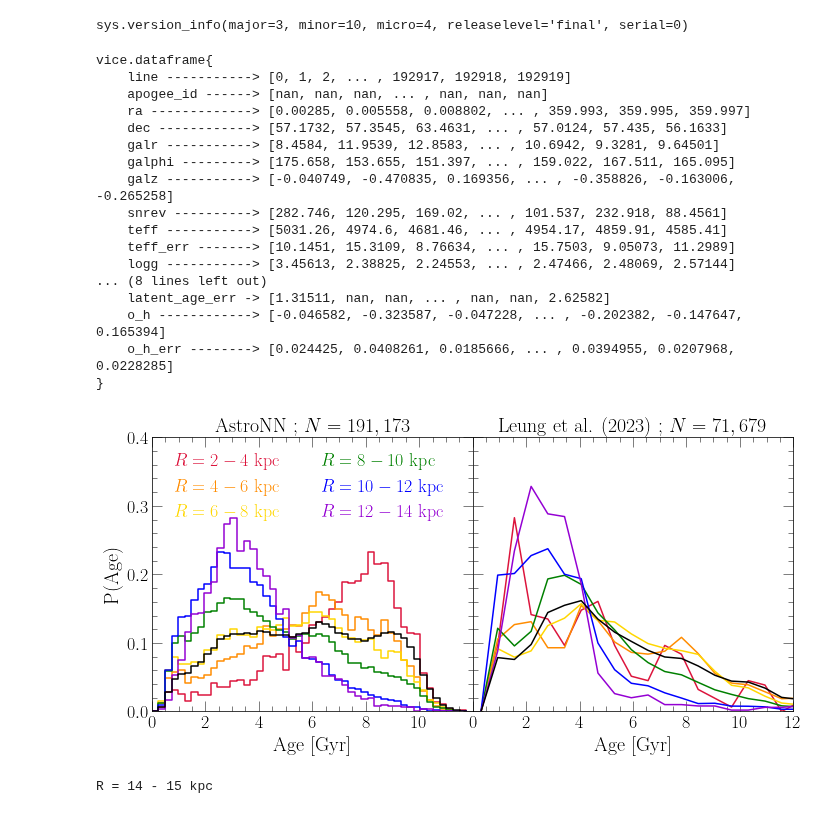
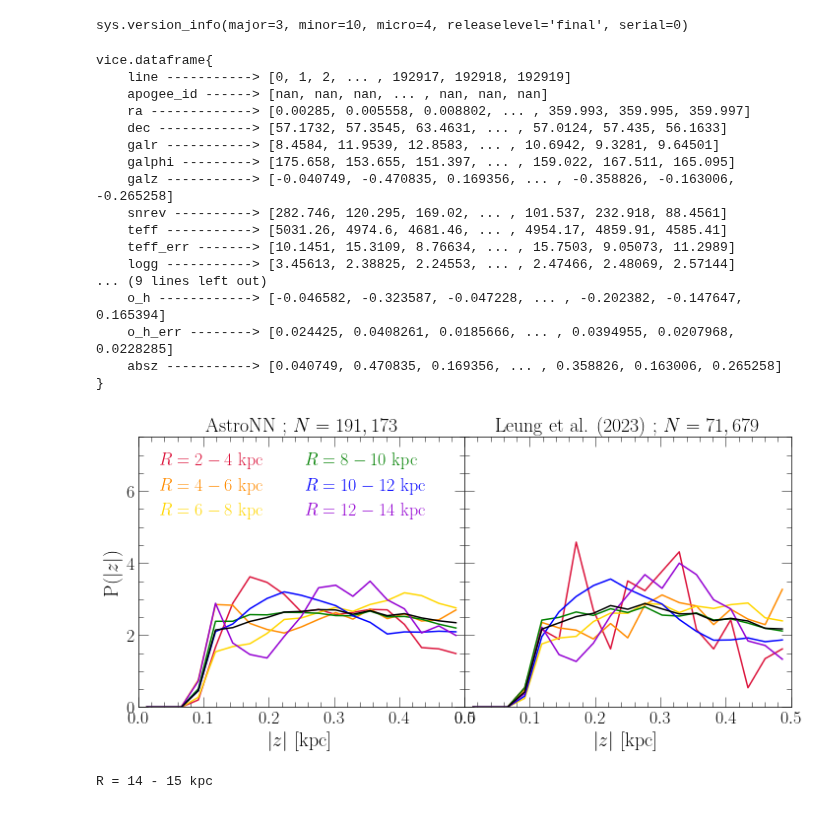
Before and after one commit to giganano/outflows, a Jupyter notebook: notebooks/apogee.ipynb, the cells around one changed output. Cells and saved outputs as stored; diff of their text form; code cells hidden in the pictures.

```diff
--- a/notebooks/apogee.ipynb
+++ b/notebooks/apogee.ipynb
@@ -26,6 +26,7 @@ for i in range(len(columns)):
     sample[columns[i]] = [row[i] for row in raw]
 sample["o_h"] = [a + b for a, b in zip(sample["O_FE"], sample["FE_H"])]
 sample["o_h_err"] = [np.sqrt(a**2 + b**2) for a, b in zip(sample["O_FE_ERR"], sample["FE_H_ERR"])]
+sample["absz"] = [abs(_) for _ in sample["GALZ"]]
 sample = vice.dataframe(sample)
 print(sample)
 # %% [output]
@@ -41,10 +42,10 @@ vice.dataframe{
     teff -----------> [5031.26, 4974.6, 4681.46, ... , 4954.17, 4859.91, 4585.41]
     teff_err -------> [10.1451, 15.3109, 8.76634, ... , 15.7503, 9.05073, 11.2989]
     logg -----------> [3.45613, 2.38825, 2.24553, ... , 2.47466, 2.48069, 2.57144]
-... (8 lines left out)
-    latent_age_err -> [1.31511, nan, nan, ... , nan, nan, 2.62582]
+... (9 lines left out)
     o_h ------------> [-0.046582, -0.323587, -0.047228, ... , -0.202382, -0.147647, 0.165394]
     o_h_err --------> [0.024425, 0.0408261, 0.0185666, ... , 0.0394955, 0.0207968, 0.0228285]
+    absz -----------> [0.040749, 0.470835, 0.169356, ... , 0.358826, 0.163006, 0.265258]
 }
 # %%
 # class skewnormal:
@@ -75,18 +76,23 @@ class line:
 fig = plt.figure(figsize = (10, 5))
 axes = []
 for i in range(2):
-#     kwargs = {}
-#     if i: kwargs["sharey"] = axes[0]
-    axes.append(fig.add_subplot(121 + i))
-    axes[i].set_xlabel(r"Age [Gyr]")
-    axes[i].set_xlim([0, 12])
-    axes[i].set_ylim([0, 0.40])
-    axes[i].set_xticks(list(range(0, 12 + i, 2)))
-axes[0].set_ylabel(r"P(Age)")
+    kwargs = {}
+    if i: kwargs["sharey"] = axes[0]
+    axes.append(fig.add_subplot(121 + i, **kwargs))
+#     axes[i].set_xlabel(r"Age [Gyr]")
+    axes[i].set_xlabel(r"$\left|z\right|$ [kpc]")
+#     axes[i].set_xlim([0, 12])
+#     axes[i].set_ylim([0, 0.40])
+#     axes[i].set_xticks(list(range(0, 12 + i, 2)))
+    axes[i].set_xlim([0, 0.5])
+    axes[i].set_ylim([0, 7.5])
+# axes[0].set_ylabel(r"P(Age)")
+axes[0].set_ylabel(r"P($\left|z\right|$)")
 plt.setp(axes[1].get_yticklabels(), visible = False)
 
 astronn_bins = np.linspace(0, 12, 50)
 latent_bins = np.linspace(0, 15, 25)
+z_bins = np.linspace(0, 0.5, 20)
 radial_bins = [2, 4, 6, 8, 10, 12, 14]
 colors = ["crimson", "darkorange", "gold", "green", "blue", "darkviolet"]
 
@@ -94,62 +100,73 @@ for i in range(len(radial_bins) - 1):
     subsample = sample.filter(
         "GALR", ">=", radial_bins[i]).filter(
         "GALR", "<=", radial_bins[i + 1]).filter(
-        "GALZ", ">=", -0.5).filter(
-        "GALZ", "<=", 0.5)
+        "ABSZ", ">=", 0.1).filter(
+        "ABSZ", "<=", 0.5)
+#         "LOGG", ">=", 2.5).filter(
+#         "LOGG", "<=", 3.6)
     subsubsample = subsample.filter("ASTRONN_AGE", ">=", 0)
-    dist, _ = np.histogram(subsubsample["ASTRONN_AGE"], bins = astronn_bins, density = True)
+#     dist, _ = np.histogram(subsubsample["ASTRONN_AGE"], bins = astronn_bins, density = True)
+    dist, _ = np.histogram(subsubsample["absz"], bins = z_bins, density = True)
     kwargs = {
         "c": named_colors()[colors[i]],
         "label": r"$R = %d - %d$ kpc" % (radial_bins[i], radial_bins[i + 1])
     }
-    axes[0].step(astronn_bins[:-1], dist, where = "post", **kwargs)
 #     centers = [(a + b) / 2 for a, b in zip(astronn_bins[:-1], astronn_bins[1:])]
-#     opt, cov = curve_fit(skewnormal, centers, dist)
-#     bestfitdist = [skewnormal(x, opt[0], opt[1], opt[2]) for x in centers]
-#     axes[0].plot(centers, bestfitdist, c = named_colors()[colors[i]])
+    centers = [(a + b) / 2 for a, b in zip(z_bins[:-1], z_bins[1:])]
+    axes[0].plot(centers, dist, **kwargs)
+#     axes[0].step(astronn_bins[:-1], dist, where = "post", **kwargs)
     subsubsample = subsample.filter("LATENT_AGE", ">=", 0)
-    dist, _ = np.histogram(subsubsample["LATENT_AGE"], bins = latent_bins, density = True)
-    centers = [(a + b) / 2 for a, b in zip(latent_bins[:-1], latent_bins[1:])]
+#     dist, _ = np.histogram(subsubsample["LATENT_AGE"], bins = latent_bins, density = True)
+#     centers = [(a + b) / 2 for a, b in zip(latent_bins[:-1], latent_bins[1:])]
+    dist, _ = np.histogram(subsubsample["absz"], bins = z_bins, density = True)
     axes[1].plot(centers, dist, **kwargs)
-#     opt, cov = curve_fit(skewnormal, centers, dist)
-#     centers = [(a + b) / 2 for a, b in zip(astronn_bins[:-1], astronn_bins[1:])]
-#     bestfitdist = [skewnormal(x, opt[0], opt[1], opt[2]) for x in centers]
-#     axes[1].plot(centers, bestfitdist, c = named_colors()[colors[i]])
 
-subsample = sample.filter("ASTRONN_AGE", ">=", 0)
-dist, _ = np.histogram(subsample["ASTRONN_AGE"], bins = astronn_bins, density = True)
-axes[0].step(astronn_bins[:-1], dist, where = "post", c = named_colors()["black"])
+subsample = sample.filter(
+    "ASTRONN_AGE", ">=", 0).filter(
+    "ABSZ", ">=", 0.1).filter(
+    "ABSZ", "<=", 0.5)
+# dist, _ = np.histogram(subsample["ASTRONN_AGE"], bins = astronn_bins, density = True)
+# centers = [(a + b) / 2 for a, b in zip(astronn_bins[:-1], astronn_bins[1:])]
+dist, _ = np.histogram(subsample["absz"], bins = z_bins, density = True)
+axes[0].plot(centers, dist, c = named_colors()["black"])
+# axes[0].step(astronn_bins[:-1], dist, where = "post", c = named_colors()["black"])
 
-subsample = sample.filter("LATENT_AGE", ">=", 0)
-dist, _ = np.histogram(subsample["LATENT_AGE"], bins = latent_bins, density = True)
-centers = [(a + b) / 2 for a, b in zip(latent_bins[:-1], latent_bins[1:])]
+subsample = sample.filter(
+    "LATENT_AGE", ">=", 0).filter(
+    "ABSZ", ">=", 0.1).filter(
+    "ABSZ", "<=", 0.5)
+# dist, _ = np.histogram(subsample["LATENT_AGE"], bins = latent_bins, density = True)
+# centers = [(a + b) / 2 for a, b in zip(latent_bins[:-1], latent_bins[1:])]
+dist, _ = np.histogram(subsample["absz"], bins = z_bins, density = True)
 axes[1].plot(centers, dist, c = named_colors()["black"])
 
 # numbers determined by running the lines below, which calculate these values live and set the title
 axes[0].set_title(r"AstroNN ; $N = 191,173$", fontsize = 20)
 axes[1].set_title(r"Leung et al. (2023) ; $N = 71,679$", fontsize = 20)
 # subsample = sample.filter("ASTRONN_AGE", ">=", 0)
 # axes[0].set_title(r"AstroNN ; $N = %d$" % (len(subsample["TEFF"])), fontsize = 20)
 # subsample = sample.filter("LATENT_AGE", ">=", 0)
 # axes[1].set_title(r"Leung et al. (2023) ; $N = %d$" % (len(subsample["TEFF"])), fontsize = 20)
 
 kwargs = {
     "loc": mpl_loc("upper left"),
     "ncol": 2,
     "handlelength": 0
 }
 leg = axes[0].legend(**kwargs)
 fancy_legend(leg, colors)
 
 plt.tight_layout()
 plt.subplots_adjust(wspace = 0)
 for ext in ["pdf", "jpeg"]:
     kwargs = {}
     if ext == "jpeg": kwargs["dpi"] = 200
-    plt.savefig("./apogee/agedists.%s" % (ext), **kwargs)
+#     plt.savefig("./apogee/agedists.%s" % (ext), **kwargs)
+    plt.savefig("./apogee/abszdists_0p1_0p5.%s" % (ext), **kwargs)
+#     plt.savefig("./apogee/agedists_absz_0p1_0p5.%s" % (ext), **kwargs)
 plt.show()
 # %% [output]
-[figure, old version]
+[figure, new version]
 # %%
 astronn_bins = np.linspace(0, 12, 100)
 latent_bins = np.linspace(0, 15, 50)
```
Also changed, not shown: parts of 2 cells of this notebook, 7 other files.
